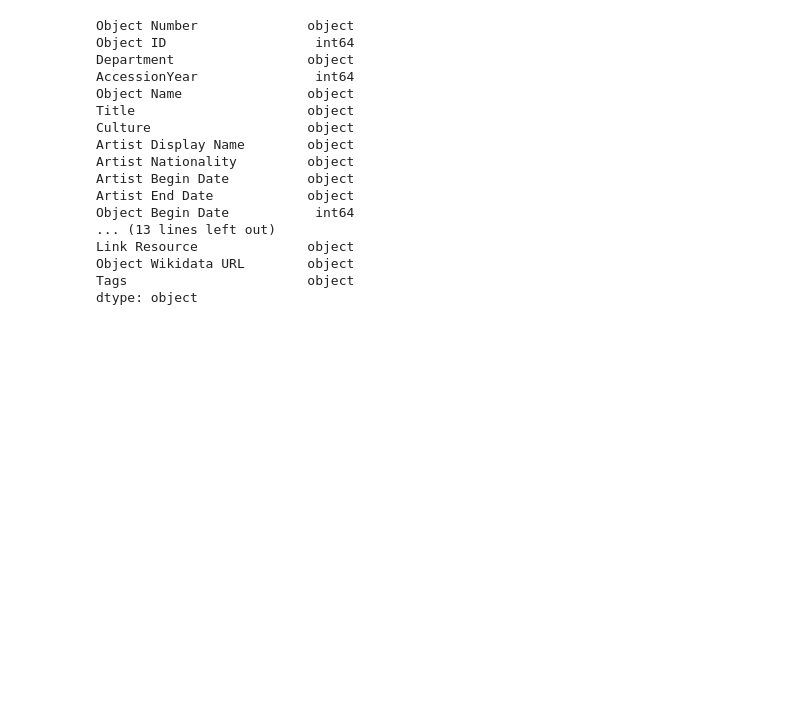
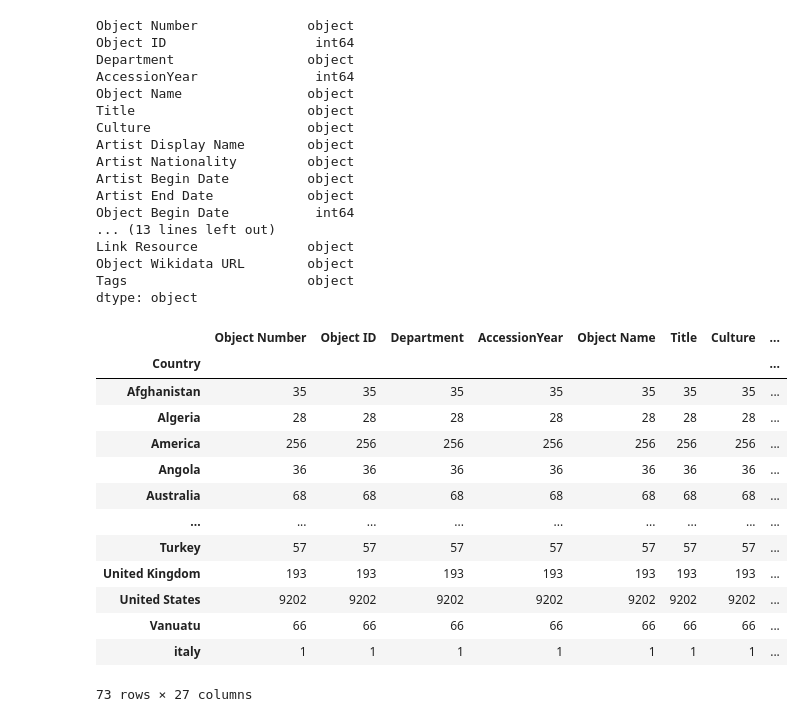
Before and after one commit to bjwlknsn/TheMetTeamProject, a Jupyter notebook: csv_review_data3.ipynb, the cells around one changed output. Cells and saved outputs as stored; diff of their text form; code cells hidden in the pictures; blank space fills up the shorter version.

```diff
--- a/csv_review_data3.ipynb
+++ b/csv_review_data3.ipynb
@@ -40,3 +43,21 @@ Link Resource              object
 Object Wikidata URL        object
 Tags                       object
 dtype: object
+# %%
+country_grp=object_df.groupby('Country')
+country_grp.count()
+# %% [output]
+|  | Object Number | Object ID | Department | AccessionYear | Object Name | Title | Culture | ... |
+| Country |  |  |  |  |  |  |  | ... |
+| Afghanistan | 35 | 35 | 35 | 35 | 35 | 35 | 35 | ... |
+| Algeria | 28 | 28 | 28 | 28 | 28 | 28 | 28 | ... |
+| America | 256 | 256 | 256 | 256 | 256 | 256 | 256 | ... |
+| Angola | 36 | 36 | 36 | 36 | 36 | 36 | 36 | ... |
+| Australia | 68 | 68 | 68 | 68 | 68 | 68 | 68 | ... |
+| ... | ... | ... | ... | ... | ... | ... | ... | ... |
+| Turkey | 57 | 57 | 57 | 57 | 57 | 57 | 57 | ... |
+| United Kingdom | 193 | 193 | 193 | 193 | 193 | 193 | 193 | ... |
+| United States | 9202 | 9202 | 9202 | 9202 | 9202 | 9202 | 9202 | ... |
+| Vanuatu | 66 | 66 | 66 | 66 | 66 | 66 | 66 | ... |
+| italy | 1 | 1 | 1 | 1 | 1 | 1 | 1 | ... |
+73 rows × 27 columns
```
Also changed, not shown: parts of 18 cells of this notebook, 1 other file.
